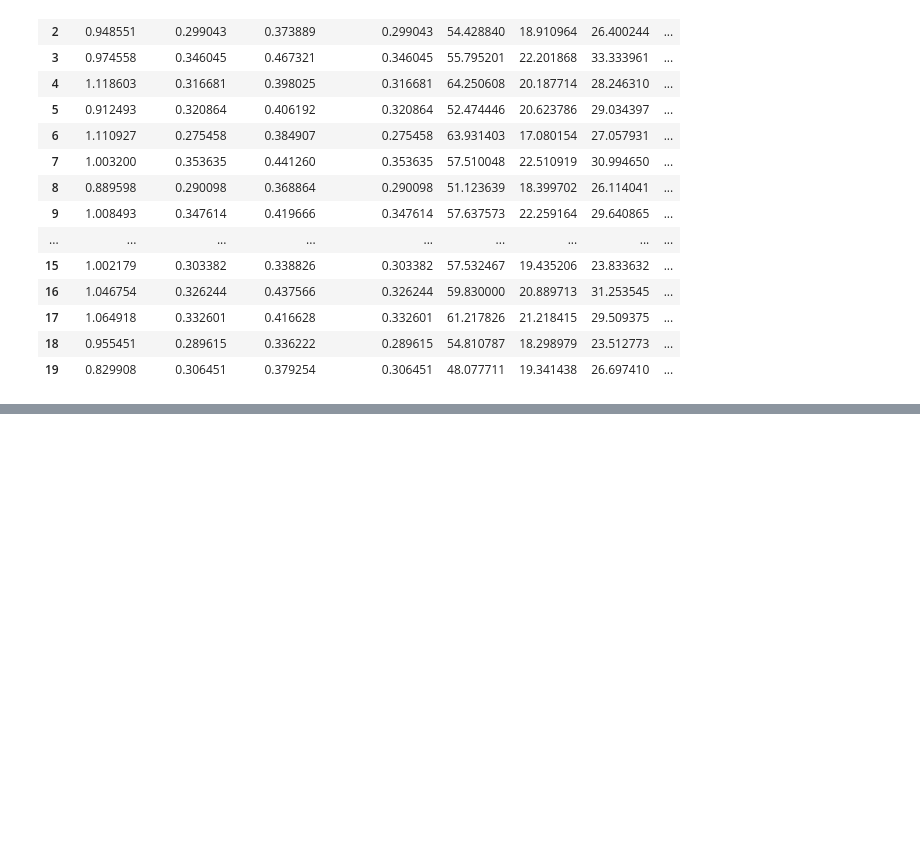
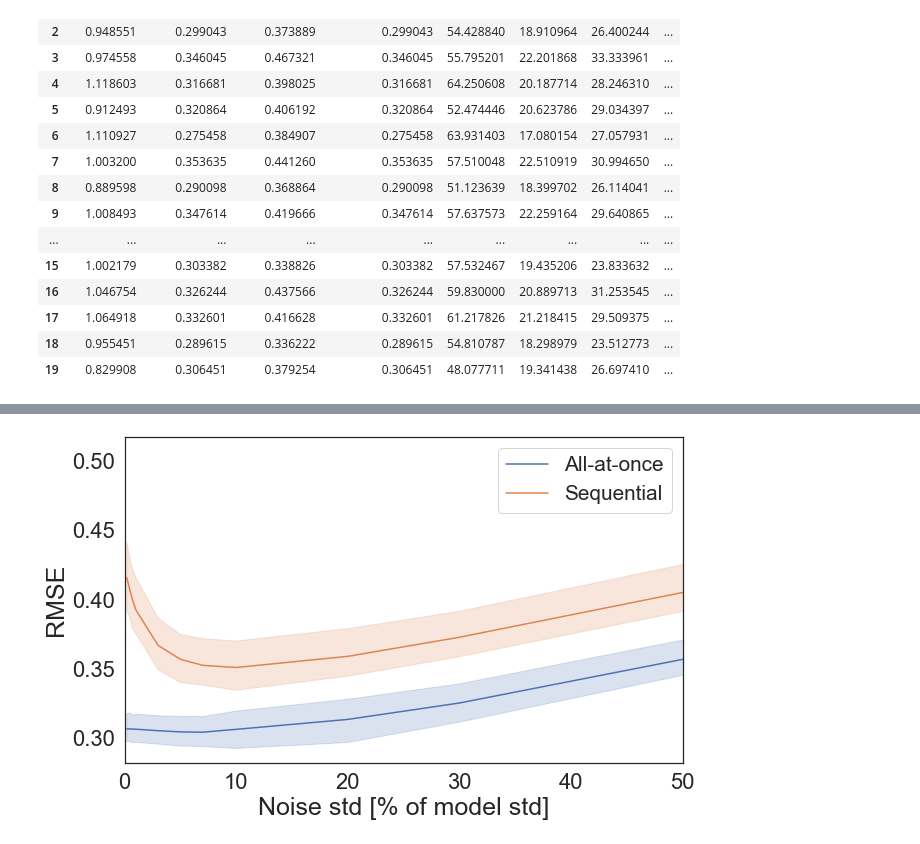
Before and after one commit to CedricTravelletti/DIESEL, a Jupyter notebook: reporting/toy_example/plot_scores_synthetic.ipynb, the cells around one changed output, grey strips where cells are left out. Cells and saved outputs as stored; diff of their text form; code cells hidden in the pictures; blank space fills up the shorter version.

```diff
--- a/reporting/toy_example/plot_scores_synthetic.ipynb
+++ b/reporting/toy_example/plot_scores_synthetic.ipynb
@@ -303,0 +334,4 @@ Text(0.5, 0, '')
+# %%
+results_evolution_folder = "/home/cedric/PHD/Dev/DIESEL/reporting/toy_example/results_paper/synthetic_different_noise/"
+df_evolution = pd.read_pickle(os.path.join(results_evolution_folder, "scores.pkl"))
+df_evolution
@@ -303,0 +352,24 @@ Text(0.5, 0, '')
+# %%
+df_evolution['data std'] = 100 * df_evolution['data std']
+df_evolution_melted = pd.melt(df_evolution, value_vars=df_scores.columns, var_name="metric", value_name="loss", id_vars=['data std', 'repetition'])
+df_evolution_melted['experiment'] = df_evolution_melted['metric']
+
+df_evolution_melted.loc[df_evolution_melted['experiment'].str.contains("prior"), 'experiment'] = 'Prior'
+df_evolution_melted.loc[df_evolution_melted['experiment'].str.contains("aao loc"), 'experiment'] = 'All-at-once'
+df_evolution_melted.loc[df_evolution_melted['experiment'].str.contains("seq loc"), 'experiment'] = 'Sequential'
+df_evolution_melted.loc[df_evolution_melted['experiment'].str.contains("truecov"), 'experiment'] = 'True covariance'
+
+df_evolution_melted.loc[df_evolution_melted['metric'].str.contains("RMSE"), 'metric'] = 'RMSE'
+df_evolution_melted.loc[df_evolution_melted['metric'].str.contains("ES"), 'metric'] = 'ES'
+df_evolution_melted.loc[df_evolution_melted['metric'].str.contains("RE"), 'metric'] = 'RE'
+# %%
+plt.figure(figsize=(10,6))
+ax = sns.lineplot(data=df_evolution_melted.loc[(df_evolution_melted['metric'] == 'RMSE') & (df_evolution_melted['experiment'] != 'True covariance')
+                                              & (df_evolution_melted['experiment'] != 'Prior')], x="data std", y="loss", hue='experiment')
+ax.set_ylabel('RMSE')
+ax.set_xlim([0, 50])
+ax.set_xlabel('Noise std [% of model std]')
+plt.legend(fontsize='small', title_fontsize='10')
+plt.savefig(os.path.join(plots_folder, 'scores_RMSE_evolution'), bbox_inches='tight', dpi=200)
+# %% [output]
+[figure, added]
```
Also changed, not shown: parts of 22 cells of this notebook.
